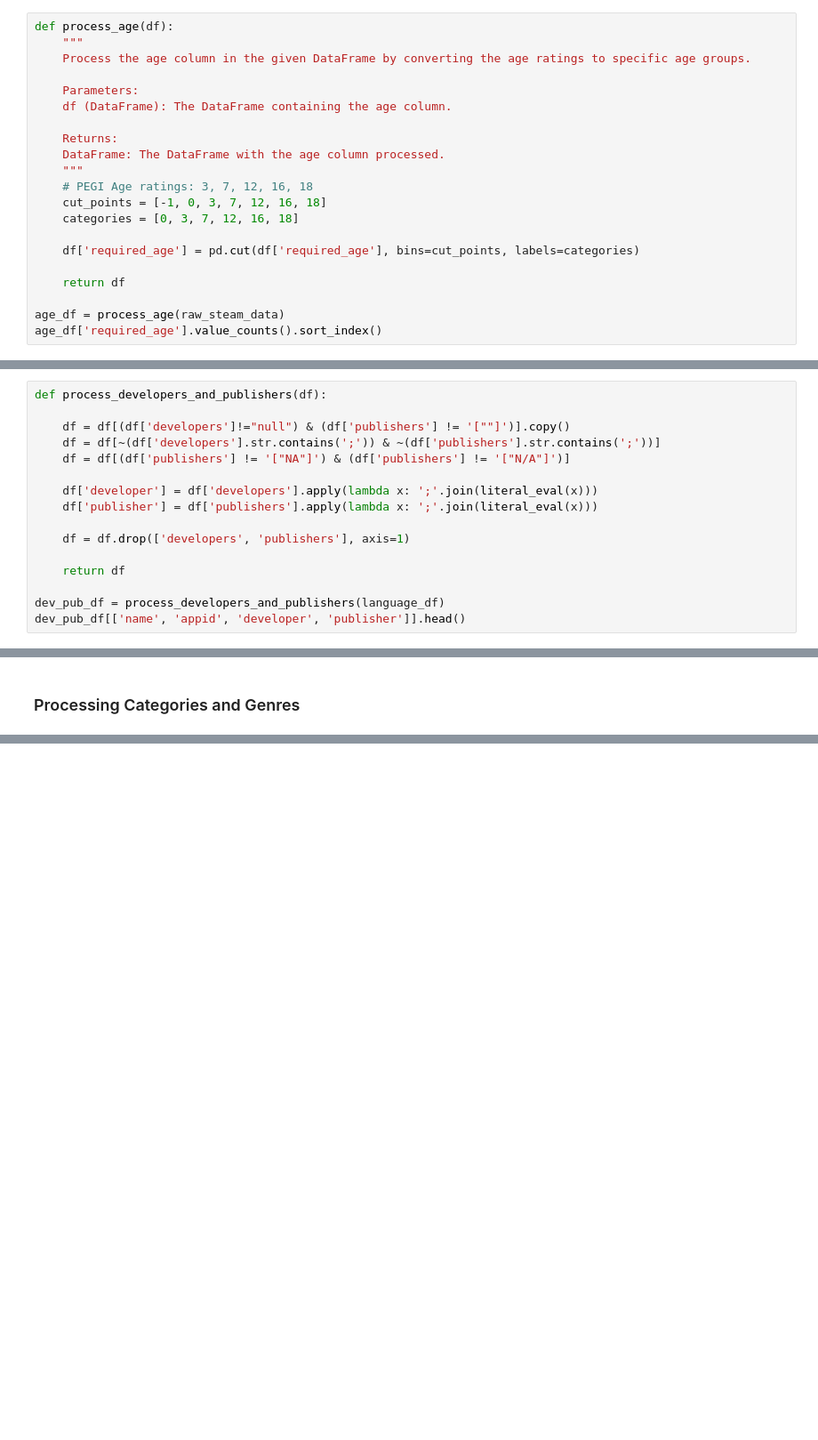
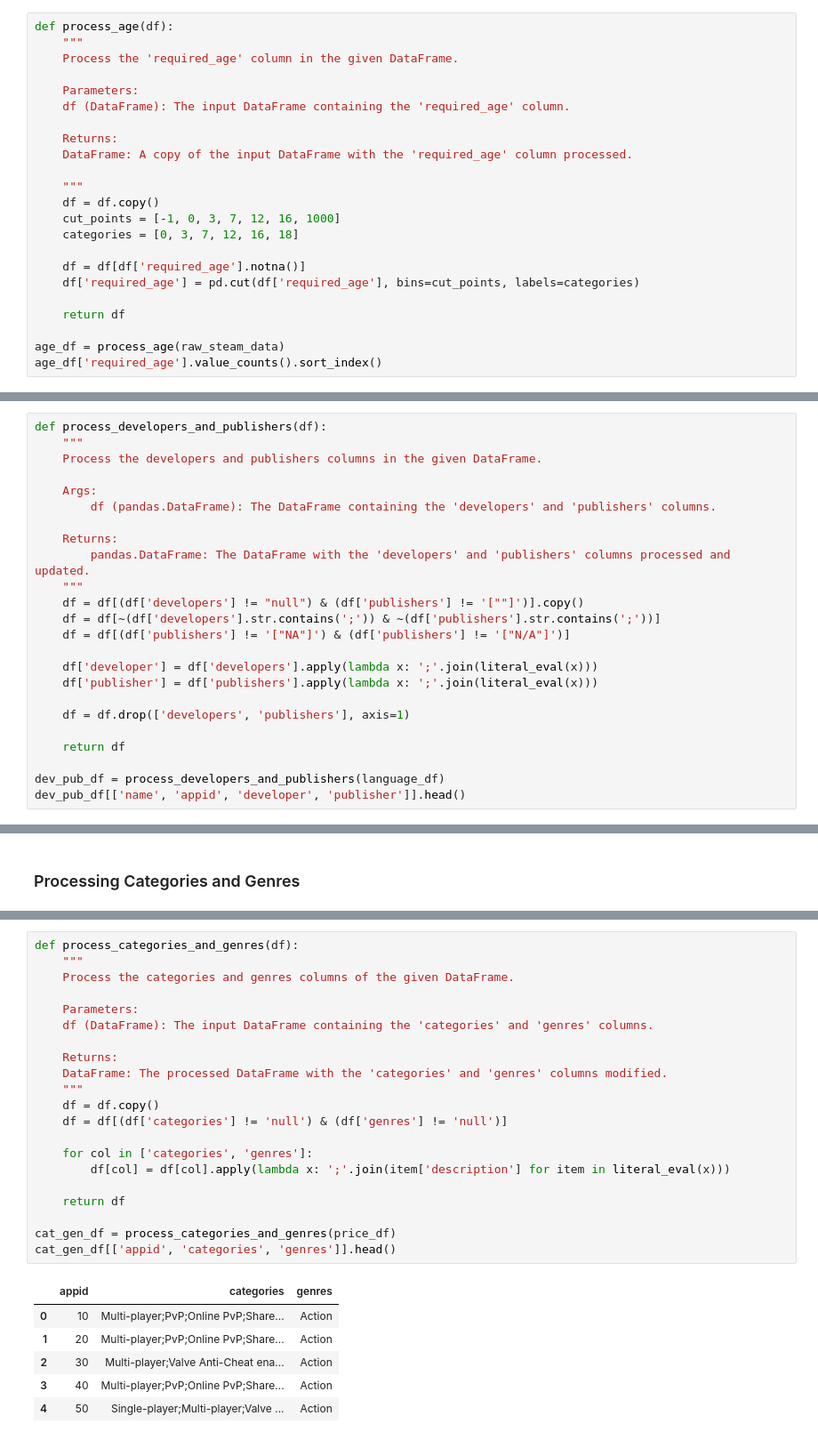
Before and after one commit to DataForgeOpenAIHub/Steam-Sales-Analysis, a Jupyter notebook: steam_sales/notebooks/steam_data_cleaning.ipynb, the cells around one changed output, grey strips where cells are left out. Shown at 89% size. Cells and saved outputs as stored; diff of their text form; blank space fills up the shorter version.

Commit message:
updated analysis of categories and genres

```diff
--- a/steam_sales/notebooks/steam_data_cleaning.ipynb
+++ b/steam_sales/notebooks/steam_data_cleaning.ipynb
@@ -111,18 +90,20 @@ Reducing the number of categories that ages fall into by following the [PEGI age
 # %%
 def process_age(df):
     """
-    Process the age column in the given DataFrame by converting the age ratings to specific age groups.
+    Process the 'required_age' column in the given DataFrame.
 
     Parameters:
-    df (DataFrame): The DataFrame containing the age column.
+    df (DataFrame): The input DataFrame containing the 'required_age' column.
 
     Returns:
-    DataFrame: The DataFrame with the age column processed.
+    DataFrame: A copy of the input DataFrame with the 'required_age' column processed.
+
     """
-    # PEGI Age ratings: 3, 7, 12, 16, 18
-    cut_points = [-1, 0, 3, 7, 12, 16, 18]
+    df = df.copy()
+    cut_points = [-1, 0, 3, 7, 12, 16, 1000]
     categories = [0, 3, 7, 12, 16, 18]
 
+    df = df[df['required_age'].notna()]
     df['required_age'] = pd.cut(df['required_age'], bins=cut_points, labels=categories)
 
     return df
@@ -368,8 +349,16 @@ Rows in publishers column with multiple values: 2560
 The column can be formateed by joining the multiple developers and publishers into a string. Since a number of developers and publishers have a comma in their name (for example PopCap Games, Inc.), they can be joint on a semi-colon. There are some that have `[NA]` or `[N/A]`.
 # %%
 def process_developers_and_publishers(df):
+    """
+    Process the developers and publishers columns in the given DataFrame.
 
-    df = df[(df['developers']!="null") & (df['publishers'] != '[""]')].copy()
+    Args:
+        df (pandas.DataFrame): The DataFrame containing the 'developers' and 'publishers' columns.
+
+    Returns:
+        pandas.DataFrame: The DataFrame with the 'developers' and 'publishers' columns processed and updated.
+    """
+    df = df[(df['developers'] != "null") & (df['publishers'] != '[""]')].copy()
     df = df[~(df['developers'].str.contains(';')) & ~(df['publishers'].str.contains(';'))]
     df = df[(df['publishers'] != '["NA"]') & (df['publishers'] != '["N/A"]')]
 
@@ -393,0 +494,28 @@ dev_pub_df[['name', 'appid', 'developer', 'publisher']].head()
+# %%
+def process_categories_and_genres(df):
+    """
+    Process the categories and genres columns of the given DataFrame.
+
+    Parameters:
+    df (DataFrame): The input DataFrame containing the 'categories' and 'genres' columns.
+
+    Returns:
+    DataFrame: The processed DataFrame with the 'categories' and 'genres' columns modified.
+    """
+    df = df.copy()
+    df = df[(df['categories'] != 'null') & (df['genres'] != 'null')]
+
+    for col in ['categories', 'genres']:
+        df[col] = df[col].apply(lambda x: ';'.join(item['description'] for item in literal_eval(x)))
+
+    return df
+
+cat_gen_df = process_categories_and_genres(price_df)
+cat_gen_df[['appid', 'categories', 'genres']].head()
+# %% [output]
+|  | appid | categories | genres |
+| 0 | 10 | Multi-player;PvP;Online PvP;Share... | Action |
+| 1 | 20 | Multi-player;PvP;Online PvP;Share... | Action |
+| 2 | 30 | Multi-player;Valve Anti-Cheat ena... | Action |
+| 3 | 40 | Multi-player;PvP;Online PvP;Share... | Action |
+| 4 | 50 | Single-player;Multi-player;Valve ... | Action |
```
Also changed, not shown: parts of 22 cells of this notebook.
